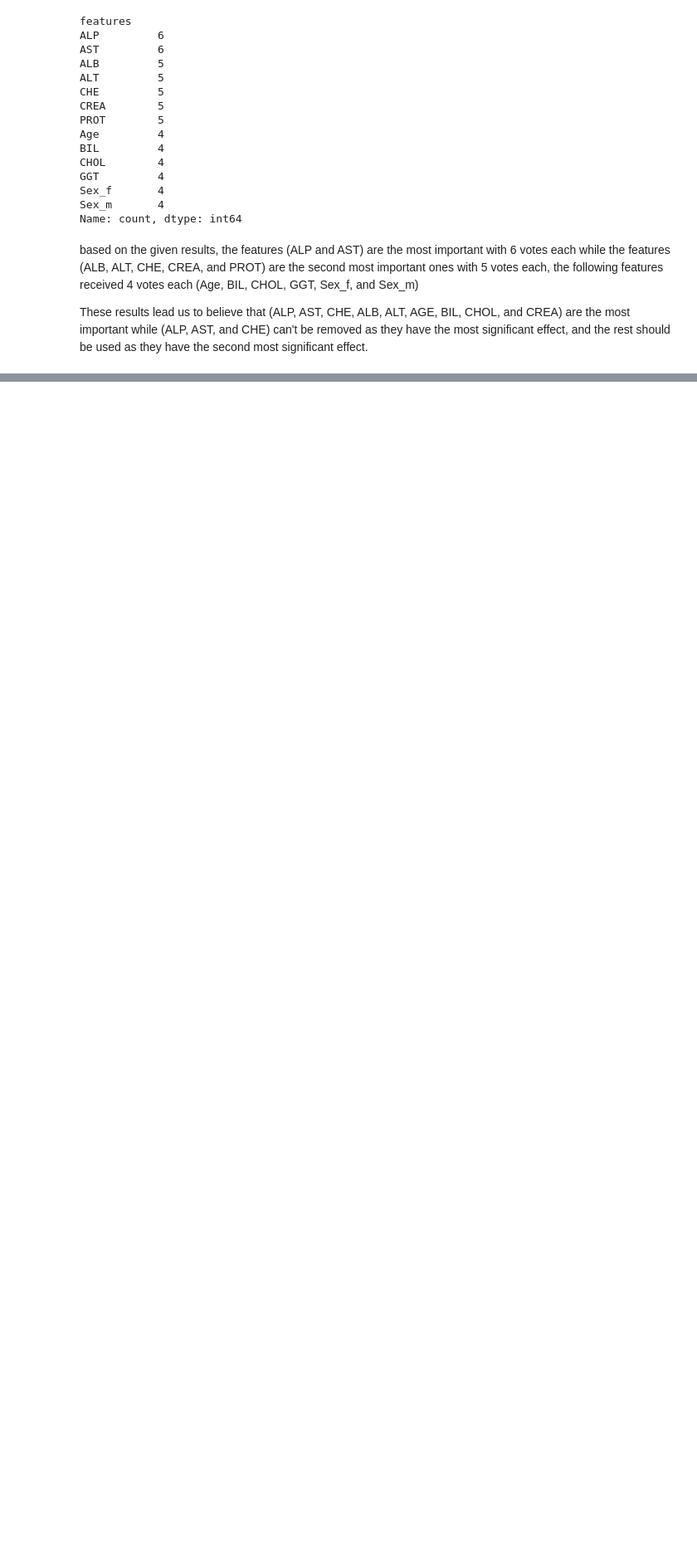
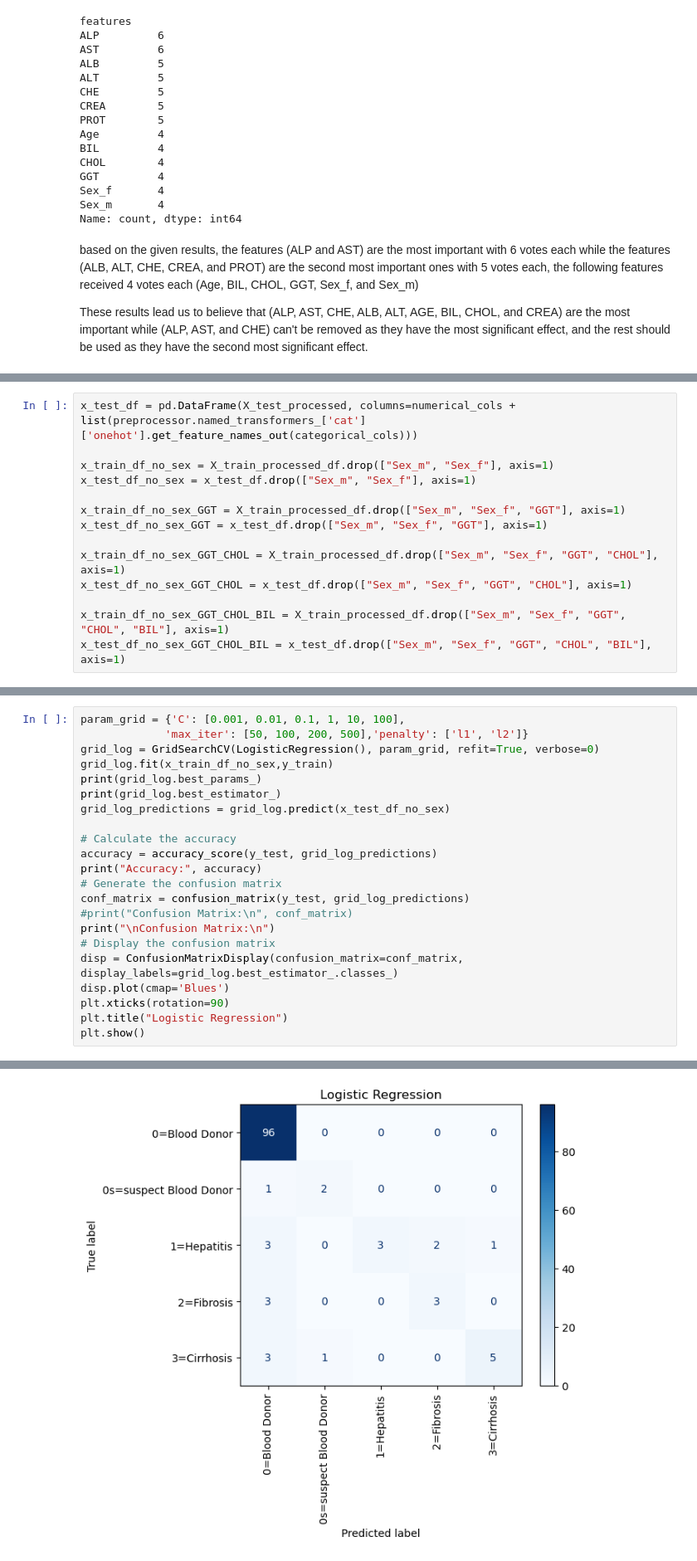
Before and after one commit to mqarmout/HCV_classification, a Jupyter notebook: model.ipynb, the cells around one changed output, grey strips where cells are left out. Shown at 83% size. Drawn from its saved outputs; the diff is of its cells as text; blank space fills up the shorter version.

```diff
--- a/model.ipynb
+++ b/model.ipynb
@@ -763,0 +762,14 @@ new_x_train_df = X_train_processed_df[["ALP", "AST", "CHE", "ALB", "ALT", "Age",
+# %%
+x_test_df = pd.DataFrame(X_test_processed, columns=numerical_cols + list(preprocessor.named_transformers_['cat']['onehot'].get_feature_names_out(categorical_cols)))
+
+x_train_df_no_sex = X_train_processed_df.drop(["Sex_m", "Sex_f"], axis=1)
+x_test_df_no_sex = x_test_df.drop(["Sex_m", "Sex_f"], axis=1)
+
+x_train_df_no_sex_GGT = X_train_processed_df.drop(["Sex_m", "Sex_f", "GGT"], axis=1)
+x_test_df_no_sex_GGT = x_test_df.drop(["Sex_m", "Sex_f", "GGT"], axis=1)
+
+x_train_df_no_sex_GGT_CHOL = X_train_processed_df.drop(["Sex_m", "Sex_f", "GGT", "CHOL"], axis=1)
+x_test_df_no_sex_GGT_CHOL = x_test_df.drop(["Sex_m", "Sex_f", "GGT", "CHOL"], axis=1)
+
+x_train_df_no_sex_GGT_CHOL_BIL = X_train_processed_df.drop(["Sex_m", "Sex_f", "GGT", "CHOL", "BIL"], axis=1)
+x_test_df_no_sex_GGT_CHOL_BIL = x_test_df.drop(["Sex_m", "Sex_f", "GGT", "CHOL", "BIL"], axis=1)
@@ -763,0 +780,23 @@ new_x_train_df = X_train_processed_df[["ALP", "AST", "CHE", "ALB", "ALT", "Age",
+# %%
+param_grid = {'C': [0.001, 0.01, 0.1, 1, 10, 100],
+             'max_iter': [50, 100, 200, 500],'penalty': ['l1', 'l2']}
+grid_log = GridSearchCV(LogisticRegression(), param_grid, refit=True, verbose=0)
+grid_log.fit(x_train_df_no_sex,y_train)
+print(grid_log.best_params_)
+print(grid_log.best_estimator_)
+grid_log_predictions = grid_log.predict(x_test_df_no_sex)
+
+# Calculate the accuracy
+accuracy = accuracy_score(y_test, grid_log_predictions)
+print("Accuracy:", accuracy)
+# Generate the confusion matrix
+conf_matrix = confusion_matrix(y_test, grid_log_predictions)
+#print("Confusion Matrix:\n", conf_matrix)
+print("\nConfusion Matrix:\n")
+# Display the confusion matrix
+disp = ConfusionMatrixDisplay(confusion_matrix=conf_matrix, display_labels=grid_log.best_estimator_.classes_)
+disp.plot(cmap='Blues')
+plt.xticks(rotation=90)
+plt.title("Logistic Regression")
+plt.show()
+# %% [output]
@@ -763,0 +825 @@ new_x_train_df = X_train_processed_df[["ALP", "AST", "CHE", "ALB", "ALT", "Age",
+[figure, added]
```
Also changed, not shown: parts of 45 cells of this notebook.
